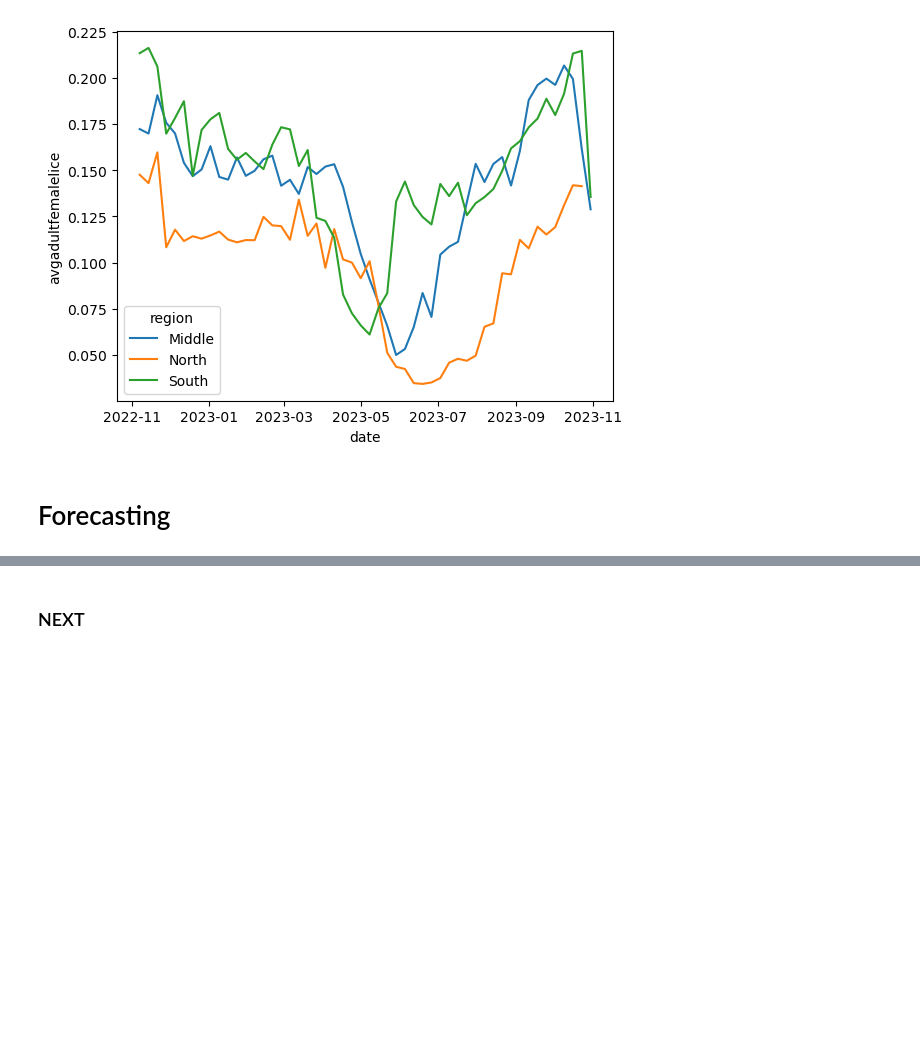
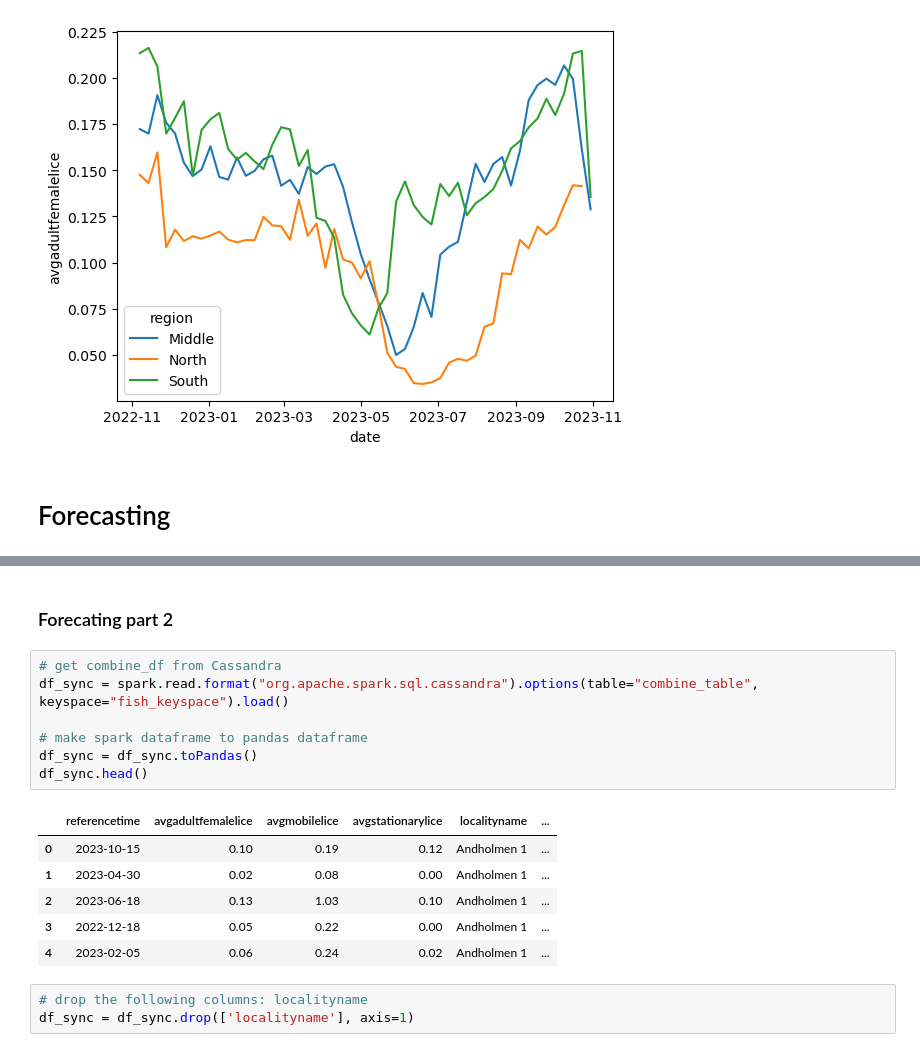
Before and after one commit to ivholmlu/D2D, a Jupyter notebook: Machine_learning.ipynb, the cells around one changed output, grey strips where cells are left out. Drawn from its saved outputs; the diff is of its cells as text; blank space fills up the shorter version.

Commit message:
be : finishing part 3

```diff
--- a/Machine_learning.ipynb
+++ b/Machine_learning.ipynb
@@ -262,2 +279,19 @@ correlation_results_df.sort_values(by='Corr_AdultFemaleLice', ascending=False)
 # %% [markdown]
-<h3> NEXT
+<h3> Forecating part 2
+# %%
+# get combine_df from Cassandra
+df_sync = spark.read.format("org.apache.spark.sql.cassandra").options(table="combine_table", keyspace="fish_keyspace").load()
+
+# make spark dataframe to pandas dataframe
+df_sync = df_sync.toPandas()
+df_sync.head()
+# %% [output]
+|  | referencetime | avgadultfemalelice | avgmobilelice | avgstationarylice | localityname | ... |
+| 0 | 2023-10-15 | 0.10 | 0.19 | 0.12 | Andholmen 1 | ... |
+| 1 | 2023-04-30 | 0.02 | 0.08 | 0.00 | Andholmen 1 | ... |
+| 2 | 2023-06-18 | 0.13 | 1.03 | 0.10 | Andholmen 1 | ... |
+| 3 | 2022-12-18 | 0.05 | 0.22 | 0.00 | Andholmen 1 | ... |
+| 4 | 2023-02-05 | 0.06 | 0.24 | 0.02 | Andholmen 1 | ... |
+# %%
+# drop the following columns: localityname
+df_sync = df_sync.drop(['localityname'], axis=1)
```
Also changed, not shown: parts of 20 cells of this notebook.
